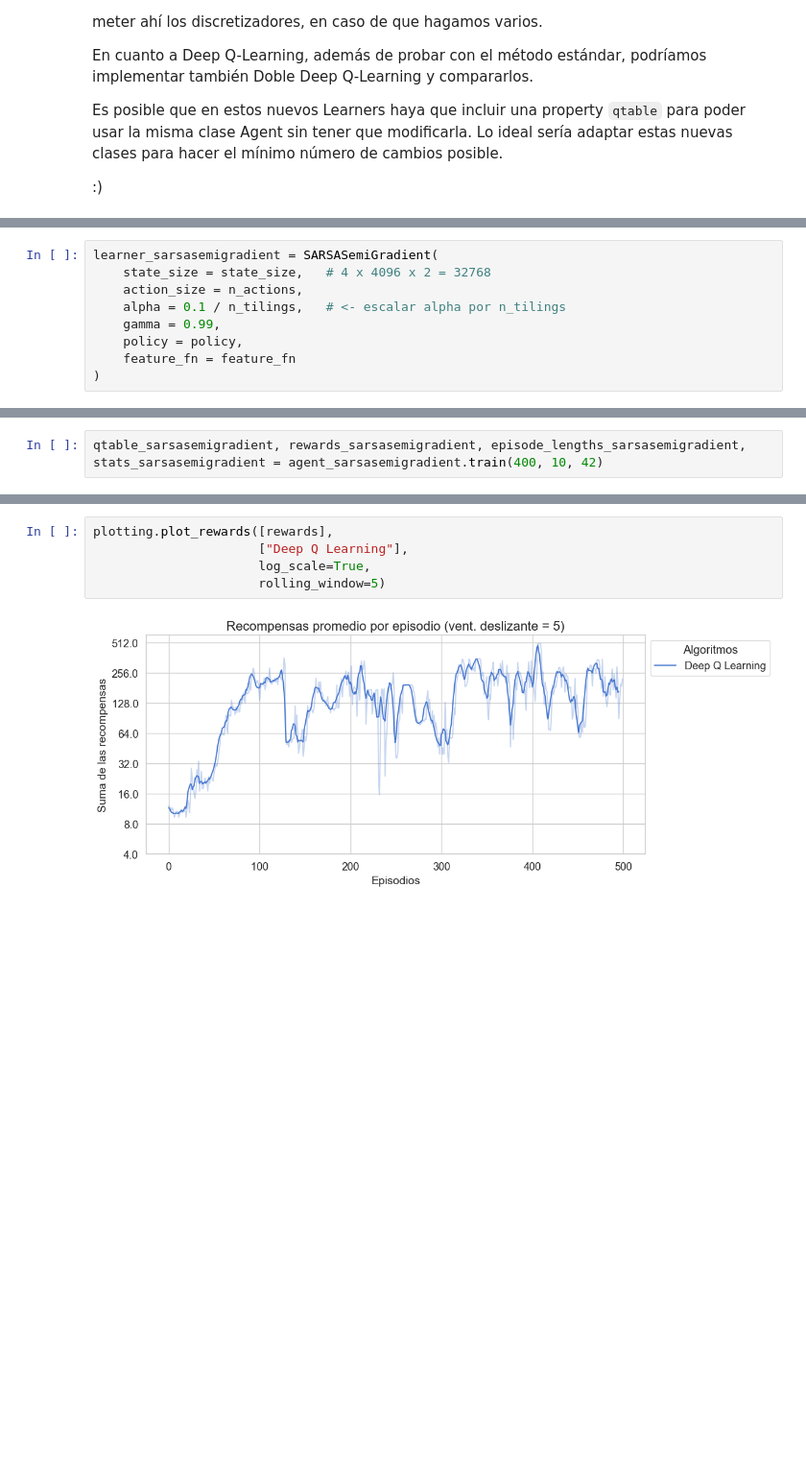
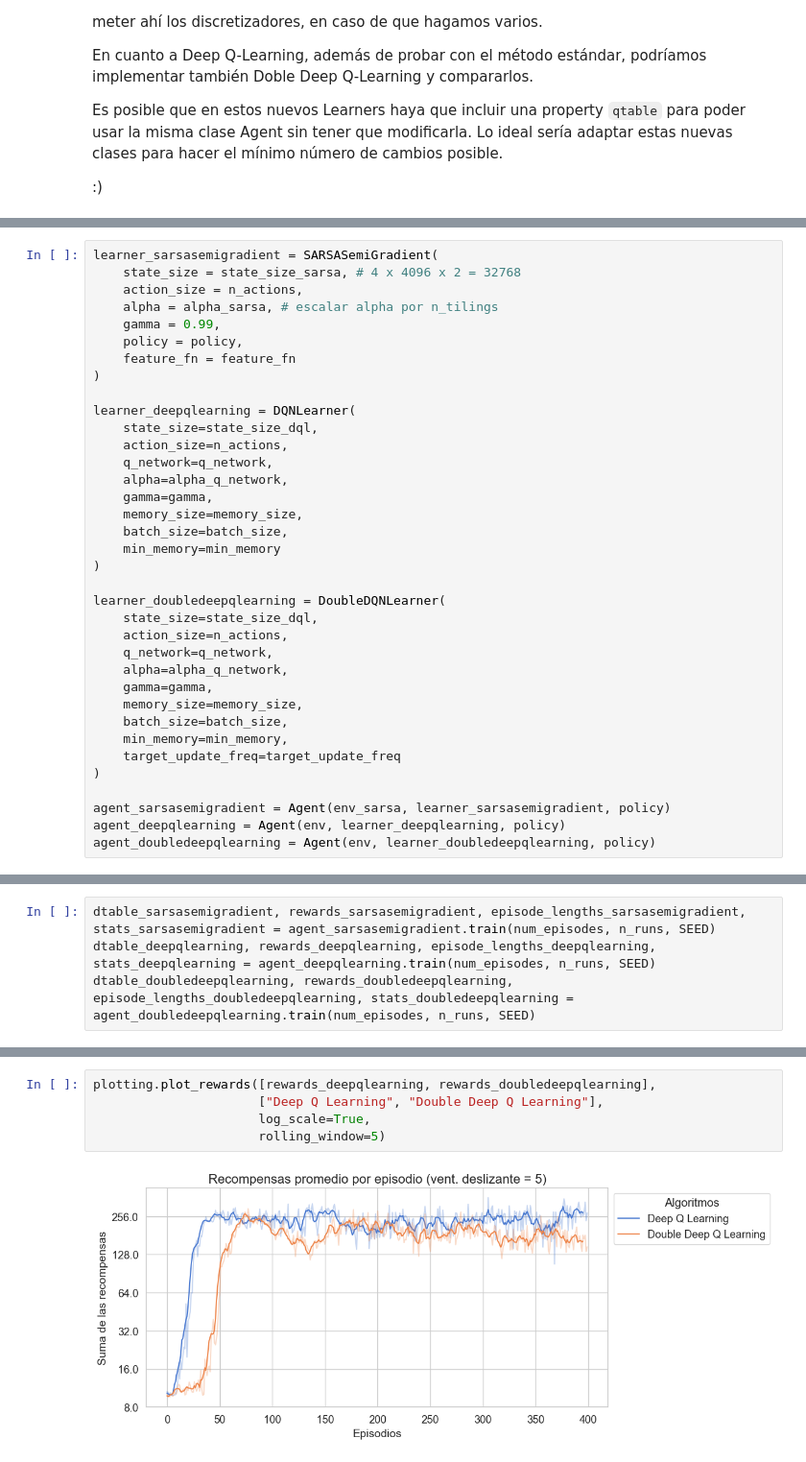
Before and after one commit to mlucasumu/EML_RL_LucasOrtiz, a Jupyter notebook: entornos_complejos/metodos_aproximados.ipynb, the cells around one changed output, grey strips where cells are left out. Shown at 96% size. Drawn from its saved outputs; the diff is of its cells as text; blank space fills up the shorter version.

```diff
--- a/entornos_complejos/metodos_aproximados.ipynb
+++ b/entornos_complejos/metodos_aproximados.ipynb
@@ -232,9 +112,36 @@ policy = EpsilonGreedyPolicy(epsilon=0.1)
 # %%
 learner_sarsasemigradient = SARSASemiGradient(
-    state_size = state_size,   # 4 x 4096 x 2 = 32768
+    state_size = state_size_sarsa, # 4 x 4096 x 2 = 32768
     action_size = n_actions,
-    alpha = 0.1 / n_tilings,   # <- escalar alpha por n_tilings
+    alpha = alpha_sarsa, # escalar alpha por n_tilings
     gamma = 0.99,
     policy = policy,
     feature_fn = feature_fn
 )
+
+learner_deepqlearning = DQNLearner(
+    state_size=state_size_dql,
+    action_size=n_actions,
+    q_network=q_network,
+    alpha=alpha_q_network,
+    gamma=gamma,
+    memory_size=memory_size,
+    batch_size=batch_size,
+    min_memory=min_memory
+)
+
+learner_doubledeepqlearning = DoubleDQNLearner(
+    state_size=state_size_dql,
+    action_size=n_actions,
+    q_network=q_network,
+    alpha=alpha_q_network,
+    gamma=gamma,
+    memory_size=memory_size,
+    batch_size=batch_size,
+    min_memory=min_memory,
+    target_update_freq=target_update_freq
+)
+
+agent_sarsasemigradient = Agent(env_sarsa, learner_sarsasemigradient, policy)
+agent_deepqlearning = Agent(env, learner_deepqlearning, policy)
+agent_doubledeepqlearning = Agent(env, learner_doubledeepqlearning, policy)
@@ -300,2 +148,4 @@ def frames_to_gif(frames, filename="cartpole_sarsa.gif"):
 # %%
-qtable_sarsasemigradient, rewards_sarsasemigradient, episode_lengths_sarsasemigradient, stats_sarsasemigradient = agent_sarsasemigradient.train(400, 10, 42)
+dtable_sarsasemigradient, rewards_sarsasemigradient, episode_lengths_sarsasemigradient, stats_sarsasemigradient = agent_sarsasemigradient.train(num_episodes, n_runs, SEED)
+dtable_deepqlearning, rewards_deepqlearning, episode_lengths_deepqlearning, stats_deepqlearning = agent_deepqlearning.train(num_episodes, n_runs, SEED)
+dtable_doubledeepqlearning, rewards_doubledeepqlearning, episode_lengths_doubledeepqlearning, stats_doubledeepqlearning = agent_doubledeepqlearning.train(num_episodes, n_runs, SEED)
@@ -345,7 +198,7 @@ qtable, rewards, lengths, stats = agent.train(num_episodes=500, n_runs=3)
 # %%
-plotting.plot_rewards([rewards],
-                      ["Deep Q Learning"],
+plotting.plot_rewards([rewards_deepqlearning, rewards_doubledeepqlearning],
+                      ["Deep Q Learning", "Double Deep Q Learning"],
                       log_scale=True,
                       rolling_window=5)
 # %% [output]
-[figure, old version]
+[figure, new version]
```
Also changed, not shown: parts of 39 cells of this notebook, 6 other files.
